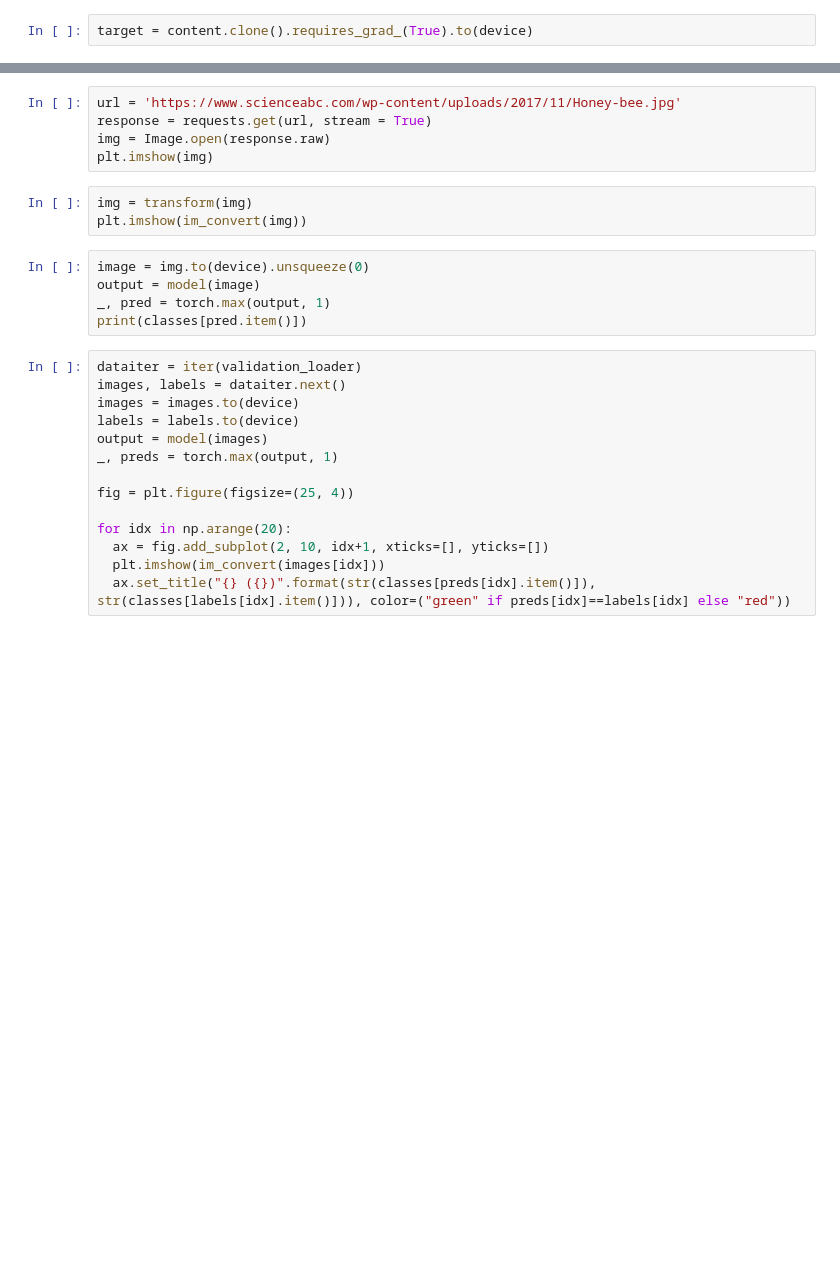
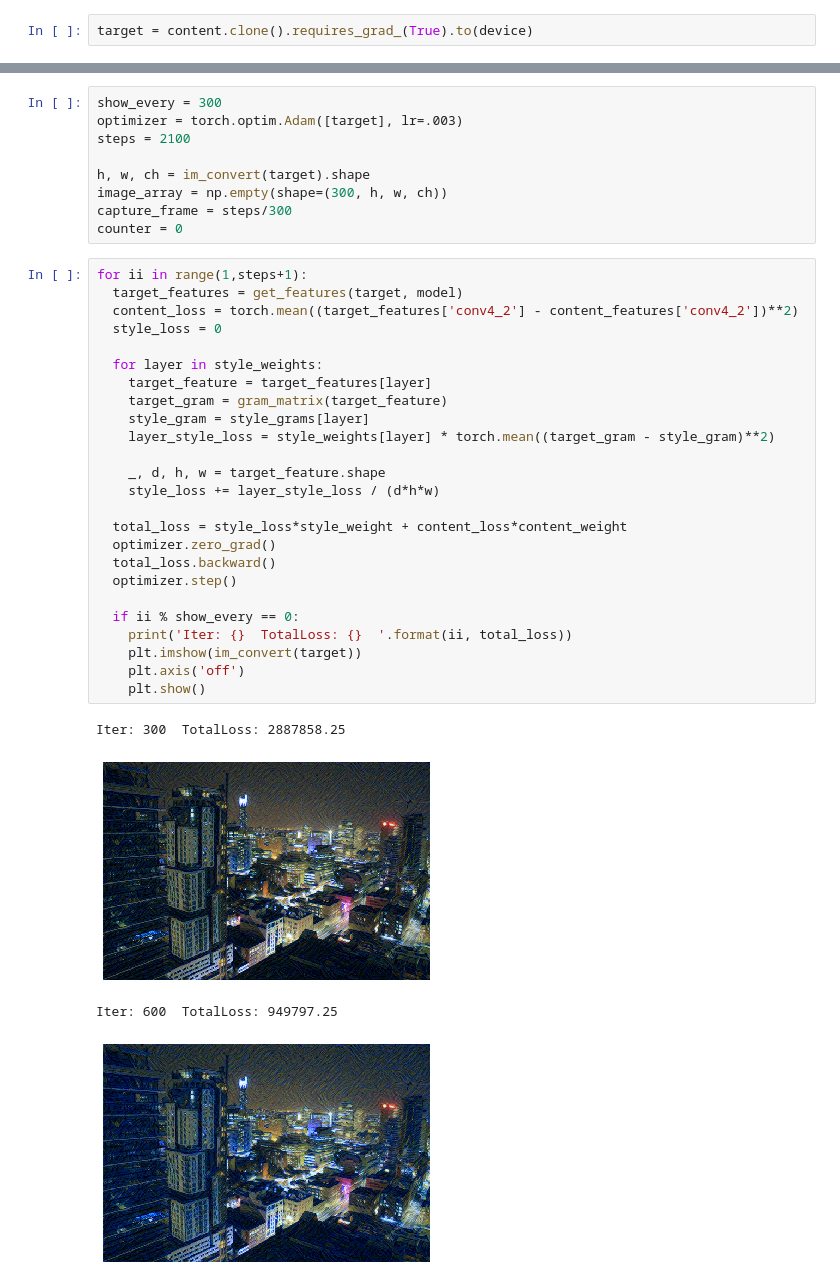
Before and after one commit to Maxlab/pytorch_learn, a Jupyter notebook: StyleTransfer.ipynb, the cells around one changed output, grey strips where cells are left out. Saved outputs shown, nothing was run; the diff lists cells and outputs as text; blank space fills up the shorter version.

```diff
--- a/StyleTransfer.ipynb
+++ b/StyleTransfer.ipynb
@@ -221,27 +154,39 @@ NameError: ignored
-# %%
-url = 'https://www.scienceabc.com/wp-content/uploads/2017/11/Honey-bee.jpg'
-response = requests.get(url, stream = True)
-img = Image.open(response.raw)
-plt.imshow(img)
-# %%
-img = transform(img)
-plt.imshow(im_convert(img))
-# %%
-image = img.to(device).unsqueeze(0)
-output = model(image)
-_, pred = torch.max(output, 1)
-print(classes[pred.item()])
-# %%
-dataiter = iter(validation_loader)
-images, labels = dataiter.next()
-images = images.to(device)
-labels = labels.to(device)
-output = model(images)
-_, preds = torch.max(output, 1)
-
-fig = plt.figure(figsize=(25, 4))
-
-for idx in np.arange(20):
-  ax = fig.add_subplot(2, 10, idx+1, xticks=[], yticks=[])
-  plt.imshow(im_convert(images[idx]))
-  ax.set_title("{} ({})".format(str(classes[preds[idx].item()]), str(classes[labels[idx].item()])), color=("green" if preds[idx]==labels[idx] else "red"))
+# %%
+show_every = 300
+optimizer = torch.optim.Adam([target], lr=.003)
+steps = 2100
+
+h, w, ch = im_convert(target).shape
+image_array = np.empty(shape=(300, h, w, ch))
+capture_frame = steps/300
+counter = 0
+# %%
+for ii in range(1,steps+1):
+  target_features = get_features(target, model)
+  content_loss = torch.mean((target_features['conv4_2'] - content_features['conv4_2'])**2)
+  style_loss = 0
+
+  for layer in style_weights:
+    target_feature = target_features[layer]
+    target_gram = gram_matrix(target_feature)
+    style_gram = style_grams[layer]
+    layer_style_loss = style_weights[layer] * torch.mean((target_gram - style_gram)**2)
+
+    _, d, h, w = target_feature.shape
+    style_loss += layer_style_loss / (d*h*w)
+
+  total_loss = style_loss*style_weight + content_loss*content_weight
+  optimizer.zero_grad()
+  total_loss.backward()
+  optimizer.step()
+
+  if ii % show_every == 0:
+    print('Iter: {}  TotalLoss: {}  '.format(ii, total_loss))
+    plt.imshow(im_convert(target))
+    plt.axis('off')
+    plt.show()
+# %% [output]
+Iter: 300  TotalLoss: 2887858.25
+[figure, added]
+Iter: 600  TotalLoss: 949797.25
+[figure, added]
```
Also changed, not shown: parts of 2 cells of this notebook.
